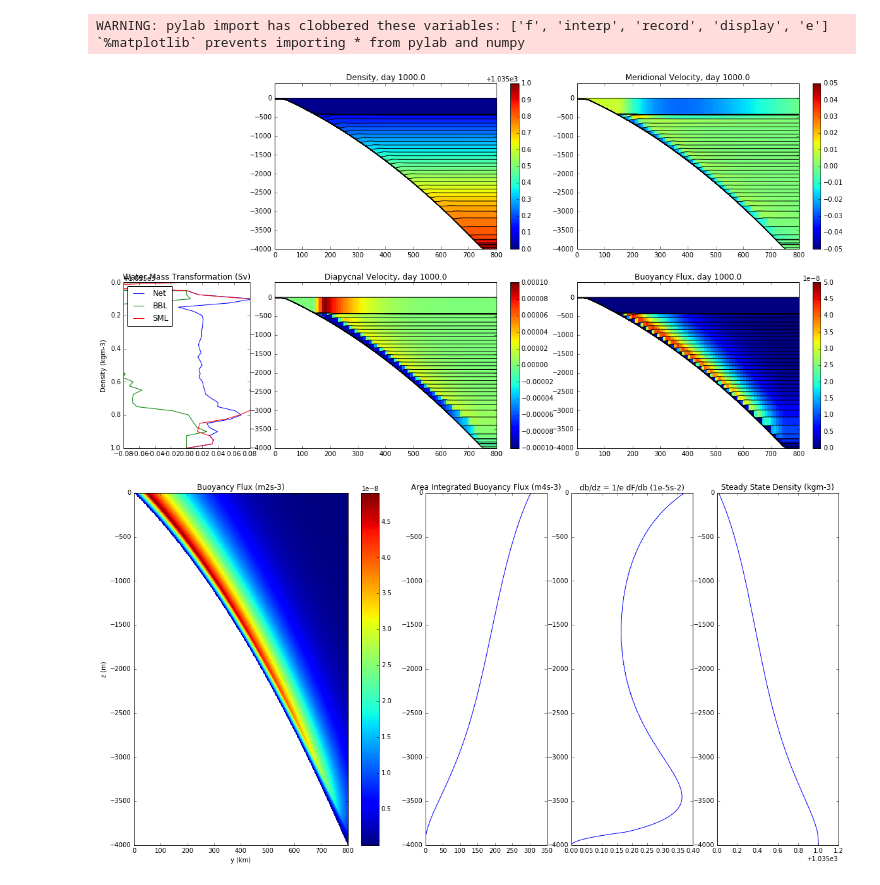
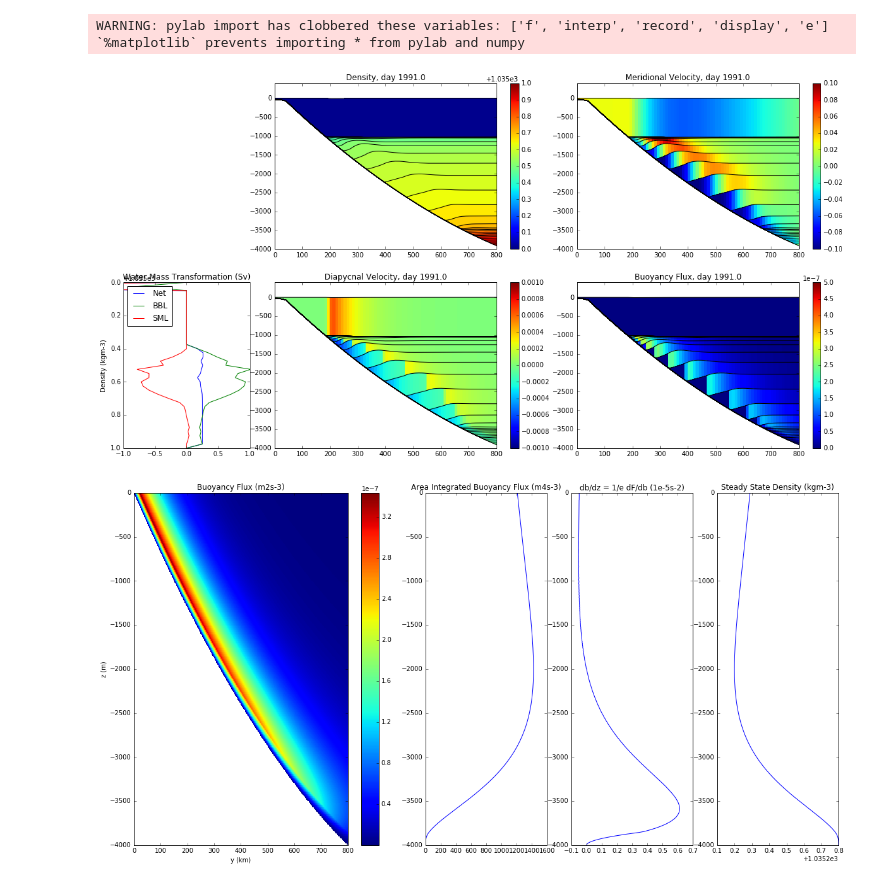
Before and after one commit to rmholmes/MOM6-examples, a Jupyter notebook: ocean_only/abmix2d/Abyssal Mixing Quick Analysis.ipynb, the cells around one changed output. Drawn from its saved outputs; the diff is of its cells as text; code cells hidden in the pictures.

```diff
--- a/ocean_only/abmix2d/Abyssal Mixing Quick Analysis.ipynb
+++ b/ocean_only/abmix2d/Abyssal Mixing Quick Analysis.ipynb
@@ -23,7 +23,7 @@ rhoi = fname.variables['zi'][:] # rho at interfaces
 rhol = fname.variables['zl'][:] # rho at layers
 bathyT = gname.variables['D'][:,0] #Bathymetry
 yL = len(bathyT) # ypoints
-zL = len(zi)-1 # number of layers
+zL = len(rhoi)-1 # number of layers
 # Define a function to plot a section
 def plot_section(file_handle, record, variable='zl', clim=(1035., 1036.), plot_grid=True, rep='linear'):
     """Plots a section of by reading vertical grid and scalar variable and super-sampling
@@ -60,38 +60,38 @@ WARNING: pylab import has clobbered these variables: ['f', 'interp', 'record', '
 # %%
 # Plot y-z section at a given time, or make a movie:
 record = -1 # record
 hBL = 150.0 #BBL depth for epsBBL and epsSML
 fig = plt.figure(1, figsize=(20,10))
 timevar = fname.variables['Time']
-for record in [record]:
-#for record in np.arange(0,len(timevar[:]),1):
+#for record in [record]:
+for record in np.arange(0,len(timevar[:]),10):
     plt.clf()
     plt.subplot2grid((2,5),(1,0))
     wd = fname.variables['wd'][record,:,:,0];e = fname.variables['e'][record,:,:,0];
     epsNET = -np.dot(wd,A[:,0])*len(A[0,:])
     wdcp = np.copy(wd);wdcp[e+np.tile(bathyT,[zL+1,1])<hBL] = 0.0;
+    epsSML = -np.dot(wdcp,A[:,0])*len(A[0,:])
+    wdcp = np.copy(wd);wdcp[e+np.tile(bathyT,[zL+1,1])>=hBL] = 0.0;
     epsBBL = -np.dot(wdcp,A[:,0])*len(A[0,:])
-    wdcp = np.copy(wd);wdcp[e+np.tile(bathyT,[zL+1,1])>=hBL] = 0.0;
-    epsSML = -np.dot(wdcp,A[:,0])*len(A[0,:])
     plt.plot(epsNET/1e6,rhoi, label='Net'); plt.plot(epsBBL/1e6,rhoi, label='BBL'); plt.plot(epsSML/1e6,rhoi, label='SML'); plt.gca().invert_yaxis();
-    plt.title('Water Mass Transformation (Sv)'); plt.ylabel('Density (kgm-3)'); plt.legend(loc=2); plt.xlim([-0.08, 0.08])
+    plt.title('Water Mass Transformation (Sv)'); plt.ylabel('Density (kgm-3)'); plt.legend(loc=2); plt.xlim([-1, 1])
     plt.subplot2grid((2,5),(0,1),colspan=2)
     plot_section(fname, record, variable='zl', clim=(1035.0, 1036.0)); plt.title('Density, day {}'.format(timevar[record])); plt.colorbar()
     plt.subplot2grid((2,5),(0,3),colspan=2)
-    plot_section(fname, record, variable='v', clim=(-0.05, 0.05)); plt.title('Meridional Velocity, day {}'.format(timevar[record])); plt.colorbar()
+    plot_section(fname, record, variable='v', clim=(-0.1, 0.1)); plt.title('Meridional Velocity, day {}'.format(timevar[record])); plt.colorbar()
     plt.subplot2grid((2,5),(1,1),colspan=2)
-    plot_section(fname, record, variable='wd', clim=(-0.0001, 0.0001)); plt.title('Diapycnal Velocity, day {}'.format(timevar[record])); plt.colorbar()
+    plot_section(fname, record, variable='wd', clim=(-0.001, 0.001)); plt.title('Diapycnal Velocity, day {}'.format(timevar[record])); plt.colorbar()
     plt.subplot2grid((2,5),(1,3),colspan=2)
-    plot_section(fname, record, variable='buoyancy_flux', clim=(0.0, 5.0e-8)); plt.title('Buoyancy Flux, day {}'.format(timevar[record])); plt.colorbar()
-    #plt.savefig('frame{:04d}'.format(record))
+    plot_section(fname, record, variable='buoyancy_flux', clim=(0.0, 5.0e-7)); plt.title('Buoyancy Flux, day {}'.format(timevar[record])); plt.colorbar()
+    plt.savefig('frame{:04d}'.format(record))
 # %% [output]
-[figure, old version]
+[figure, new version]
 # %%
 # Analytical Steady State Solution:
 # Parameters:
-B0 = 5.0e-8; hBL = 150.0; d = 500.0; r = 1000.0; eps = 0.0325e6; rho0 = 1035.0; g = 9.81;
+B0 = 0.35e-6; hBL = 150.0; d = 500.0; r = 1000.0; eps = 0.25e6; rho0 = 1035.0; g = 9.81;
 H = 4000; drho = 1.0; W = 40.0e3; L = 800.0e3; Ny = 1600; Nz = 400;
-bwidth = 0.0; idepth=0.0; curv = 0.4;
+bwidth = 0.0; idepth=0.0; curv = -0.4;
 # Analytical Grid:
 y = np.linspace(0,L,Ny); z = np.linspace(-H,0,Nz); dy = y[1]-y[0]; dz = z[1]-z[0]
 [Z,Y] = np.meshgrid(z,y); [yLa, zLa] = np.shape(Y)
@@ -114,8 +114,9 @@ plt.pcolormesh(Y/1e3,Z,B);plt.xlabel('y (km)');plt.ylabel('z (m)');plt.title('Bu
 plt.subplot(1,5,3);plt.plot(F,z);plt.title('Area Integrated Buoyancy Flux (m4s-3)');
 plt.subplot(1,5,4);plt.plot(dbdz/1.0e-5,(z[:-1]+z[1:])/2);plt.title('db/dz = 1/e dF/db (1e-5s-2)');
 plt.subplot(1,5,5);plt.plot(rho,z);plt.title('Steady State Density (kgm-3)');
+plt.savefig('steady_state1not_analytic')
 # %% [output]
-[figure, old version]
+[figure, new version]
 # %%
 # Line plots Analytical Solution next to full Solution and expected Solution:
 record = -1;
```
Also changed, not shown: parts of 4 cells of this notebook, 4 other files.
